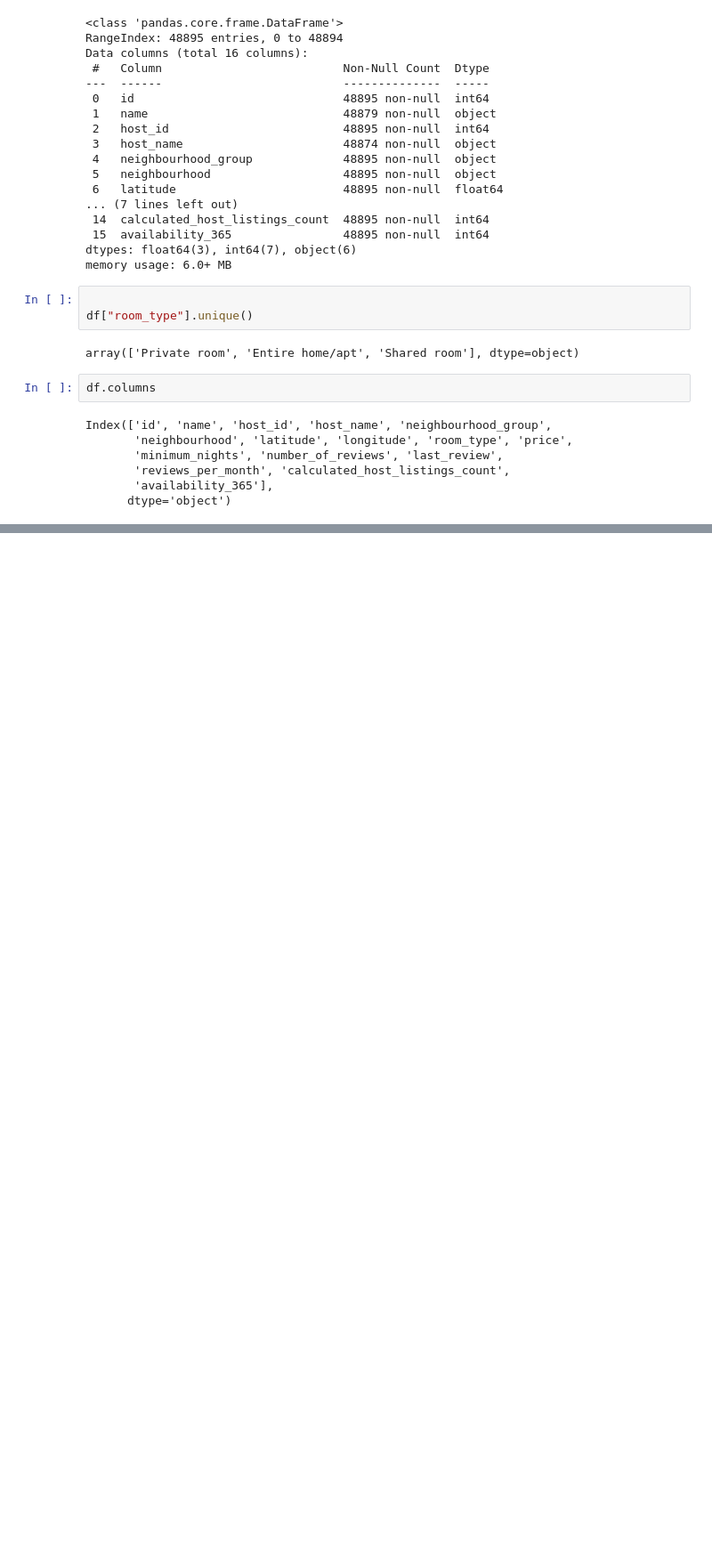
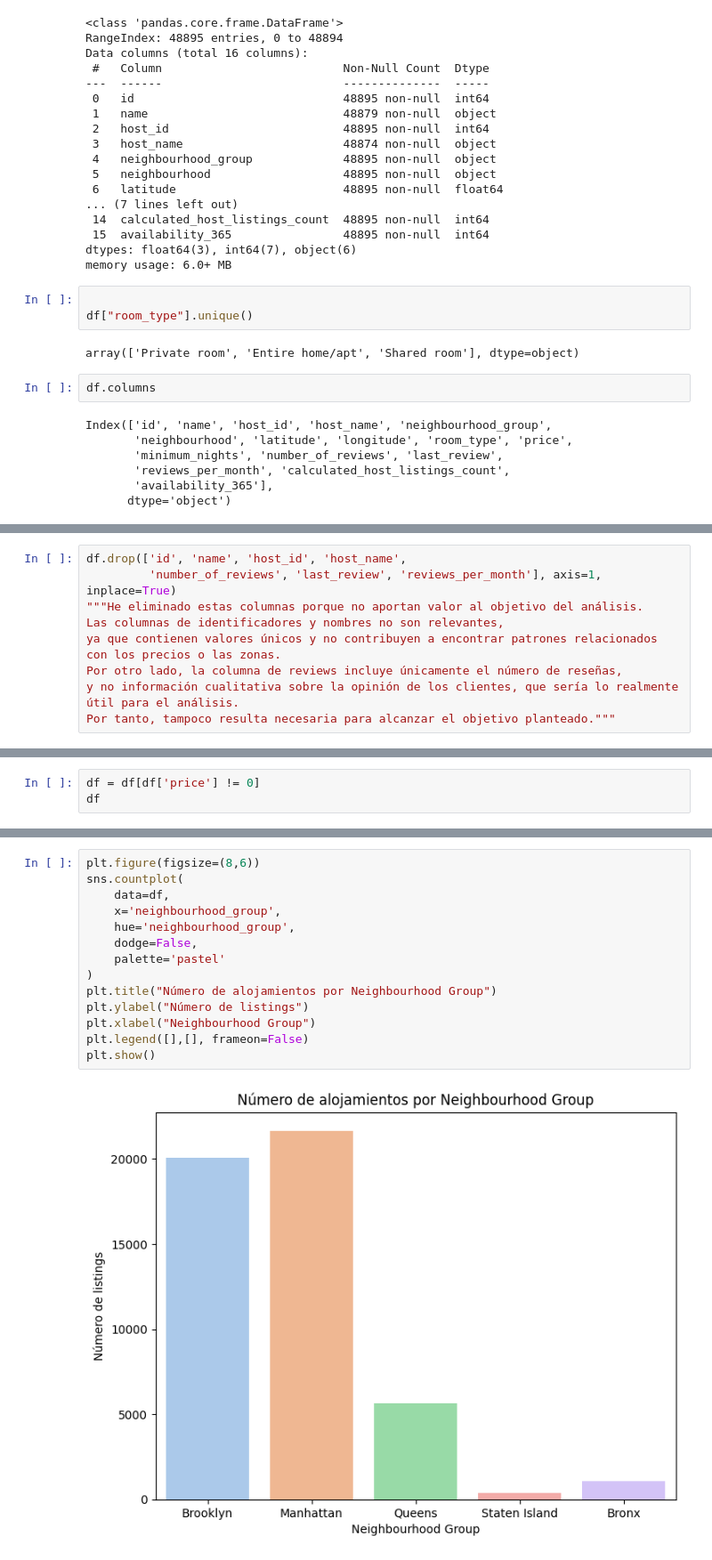
Before and after one commit to 4GeeksAcademy/Gabriel-De-Almeida-Santos-machine-learning-python-template, a Jupyter notebook: src/explore.ipynb, the cells around one changed output, grey strips where cells are left out. Shown at 89% size. Cells and saved outputs as stored; diff of their text form; blank space fills up the shorter version.

```diff
--- a/src/explore.ipynb
+++ b/src/explore.ipynb
@@ -69,0 +64,9 @@ TypeError: 'method' object is not subscriptable
+# %%
+df.drop(['id', 'name', 'host_id', 'host_name',
+         'number_of_reviews', 'last_review', 'reviews_per_month'], axis=1, inplace=True)
+"""He eliminado estas columnas porque no aportan valor al objetivo del análisis.
+Las columnas de identificadores y nombres no son relevantes,
+ya que contienen valores únicos y no contribuyen a encontrar patrones relacionados con los precios o las zonas.
+Por otro lado, la columna de reviews incluye únicamente el número de reseñas,
+y no información cualitativa sobre la opinión de los clientes, que sería lo realmente útil para el análisis.
+Por tanto, tampoco resulta necesaria para alcanzar el objetivo planteado."""
@@ -69,0 +75,3 @@ TypeError: 'method' object is not subscriptable
+# %%
+df = df[df['price'] != 0]
+df
@@ -69,0 +92,16 @@ TypeError: 'method' object is not subscriptable
+# %%
+plt.figure(figsize=(8,6))
+sns.countplot(
+    data=df,
+    x='neighbourhood_group',
+    hue='neighbourhood_group',
+    dodge=False,
+    palette='pastel'
+)
+plt.title("Número de alojamientos por Neighbourhood Group")
+plt.ylabel("Número de listings")
+plt.xlabel("Neighbourhood Group")
+plt.legend([],[], frameon=False)
+plt.show()
+# %% [output]
+[figure, added]
```
Also changed, not shown: parts of 11 cells of this notebook.
